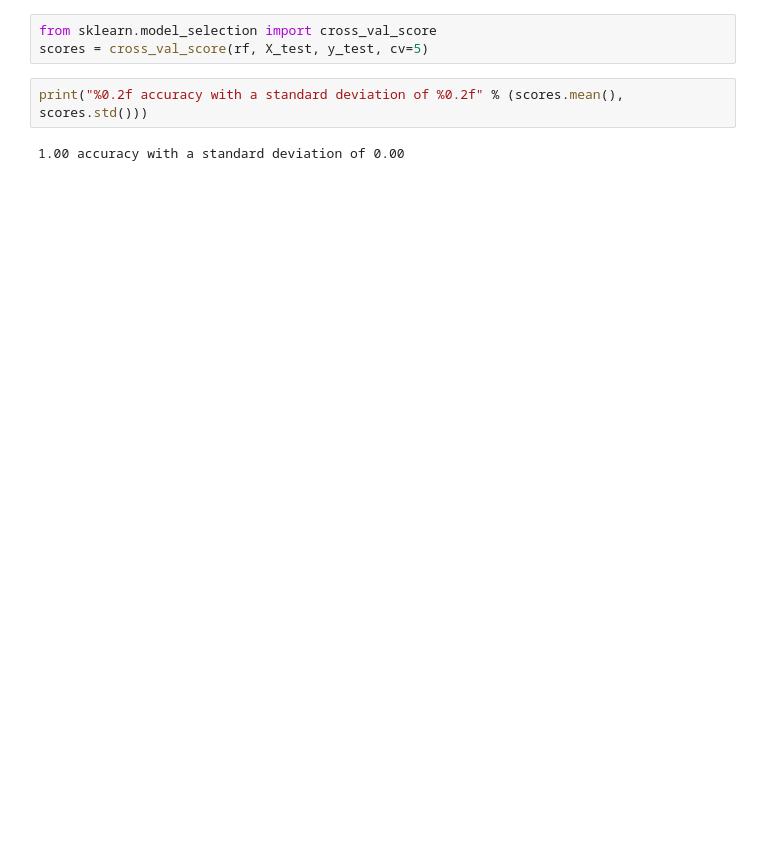
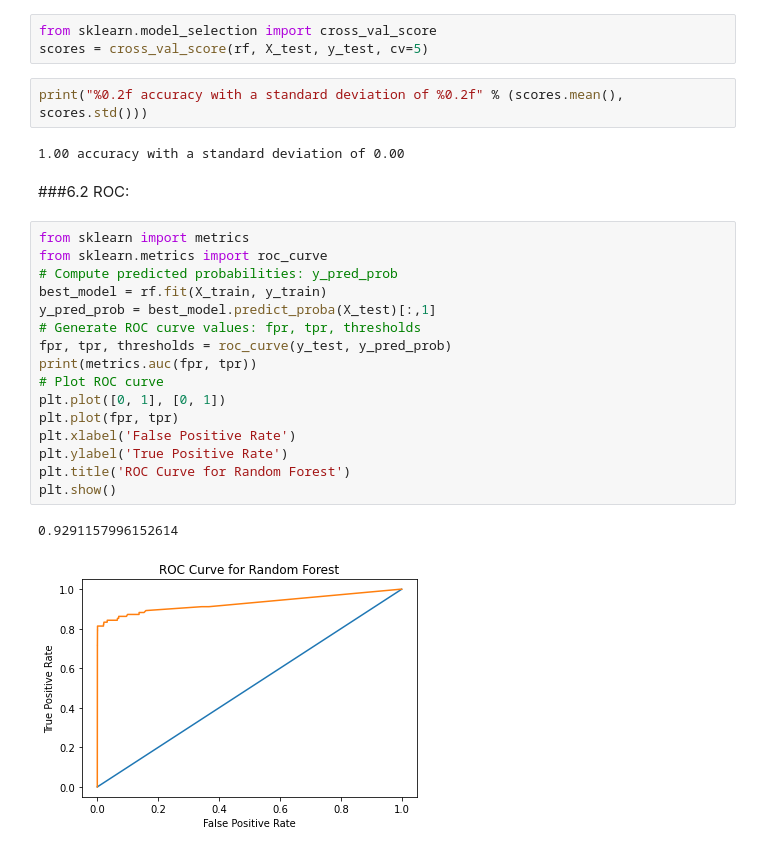
Before and after one commit to AI-asma/Bootcamp-Fintech, a Jupyter notebook: Week_7_project.ipynb, the cells around one changed output. Cells and saved outputs as stored; diff of their text form; blank space fills up the shorter version.

```diff
--- a/Week_7_project.ipynb
+++ b/Week_7_project.ipynb
@@ -207,3 +209,24 @@ scores = cross_val_score(rf, X_test, y_test, cv=5)
 print("%0.2f accuracy with a standard deviation of %0.2f" % (scores.mean(), scores.std()))
 # %% [output]
 1.00 accuracy with a standard deviation of 0.00
+# %% [markdown]
+###6.2 ROC:
+# %%
+from sklearn import metrics
+from sklearn.metrics import roc_curve
+# Compute predicted probabilities: y_pred_prob
+best_model = rf.fit(X_train, y_train)
+y_pred_prob = best_model.predict_proba(X_test)[:,1]
+# Generate ROC curve values: fpr, tpr, thresholds
+fpr, tpr, thresholds = roc_curve(y_test, y_pred_prob)
+print(metrics.auc(fpr, tpr))
+# Plot ROC curve
+plt.plot([0, 1], [0, 1])
+plt.plot(fpr, tpr)
+plt.xlabel('False Positive Rate')
+plt.ylabel('True Positive Rate')
+plt.title('ROC Curve for Random Forest')
+plt.show()
+# %% [output]
+0.9291157996152614
+[figure, added]
```
Also changed, not shown: parts of 1 cell of this notebook.
